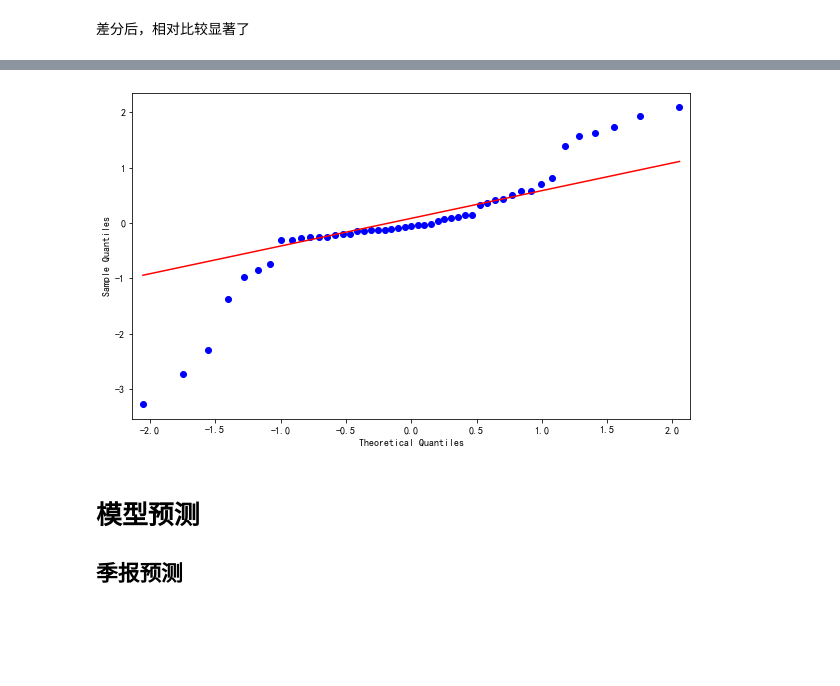
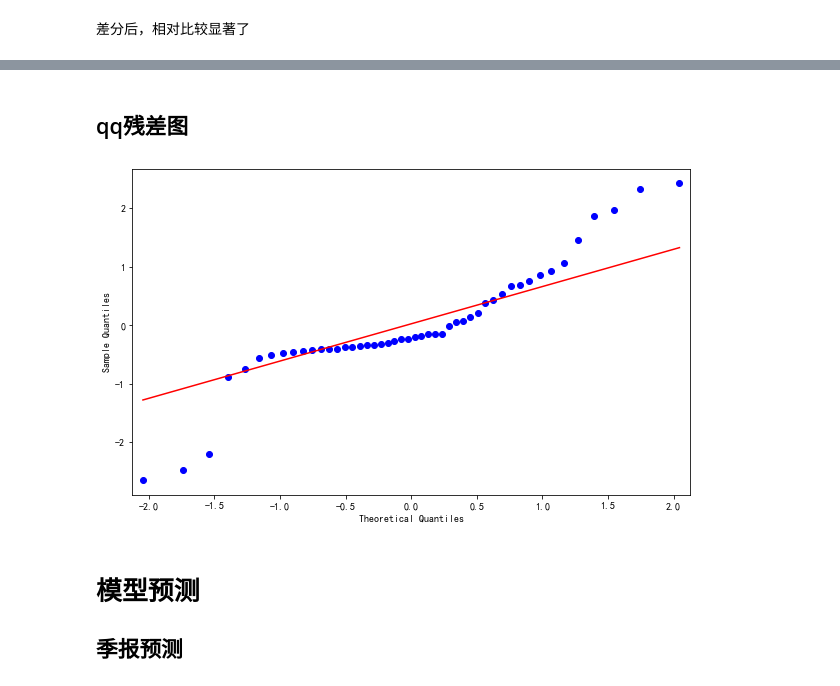
Before and after one commit to thales-ucas/gree, a Jupyter notebook: ts.ipynb, the cells around one changed output, grey strips where cells are left out. Cells and saved outputs as stored; diff of their text form; code cells hidden in the pictures; blank space fills up the shorter version.

```diff
--- a/ts.ipynb
+++ b/ts.ipynb
@@ -340,8 +406,10 @@ semiannum.ic(1)
+# %% [markdown]
+## qq残差图
 # %%
-semiannum.arma((1,2))
-semiannum.qqShow()
+semiannum.arma((4,1), 1)
+semiannum.qqShow(1)
 # %% [output]
-[figure, old version]
+[figure, new version]
 # %% [markdown]
 # 模型预测
 
```
Also changed, not shown: parts of 11 cells of this notebook.
